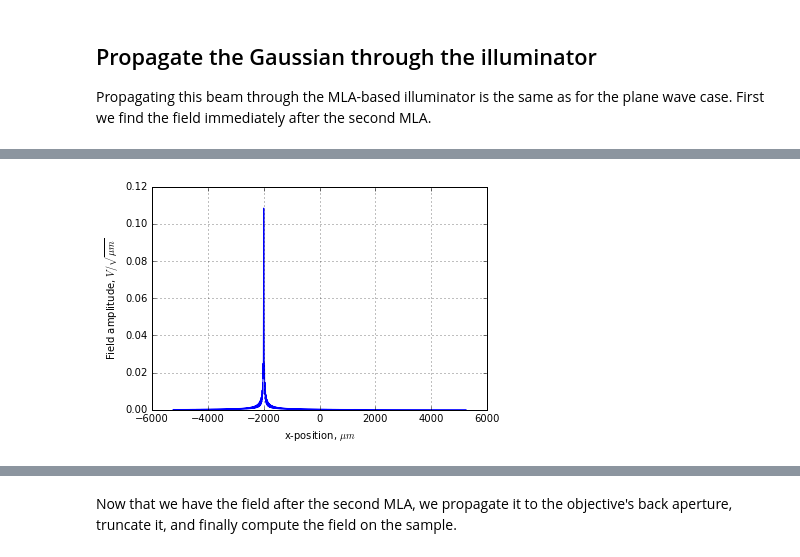
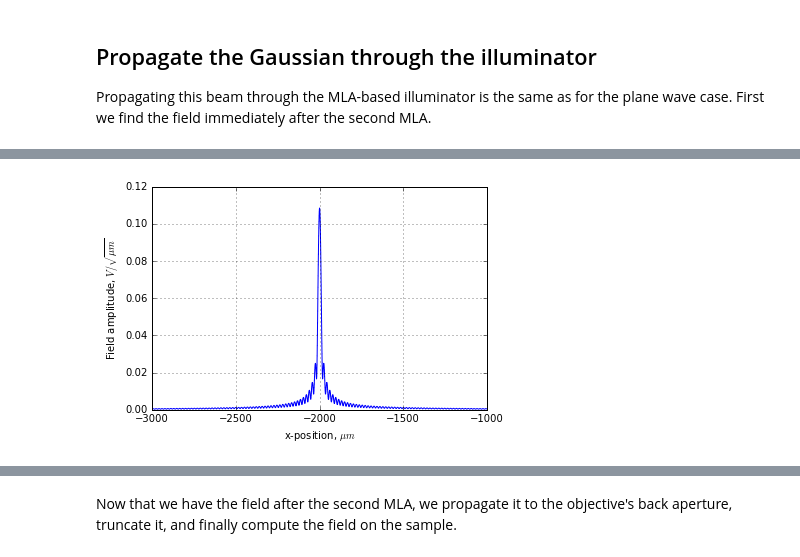
Before and after one commit to kmdouglass/simmla, a Jupyter notebook: publication_data/Basic 1D Simulation - Gaussian beam incidence.ipynb, the cells around one changed output, grey strips where cells are left out. Saved outputs shown, nothing was run; the diff lists cells and outputs as text; code cells hidden in the pictures.

```diff
--- a/publication_data/Basic 1D Simulation - Gaussian beam incidence.ipynb
+++ b/publication_data/Basic 1D Simulation - Gaussian beam incidence.ipynb
@@ -24,7 +24,7 @@ subgridSize  = 50001                     # Number of grid (or lattice) sites for
 physicalSize = numLenslets * lensletSize # The full extent of the MLA
 
 # dim = 1 makes the grid 1D
-grid = grids.GridArray(numLenslets, subgridSize, physicalSize, wavelength, focalLength, dim = 1)
+grid = grids.GridArray(numLenslets, subgridSize, physicalSize, wavelength, focalLength, dim = 1, zeroPad = 5)
 # %% [markdown]
 Now, we'll define an incident, fully coherent, 1D Gaussian beam whose waist lies in the same plane as the first MLA. The amplitde of the Gaussian beam with standard deviation \\( \sigma \\) and power \\(P\\) is
 
@@ -106,10 +106,11 @@ Wall time: 3min 29s
 # %%
 # Check that we've successfully computed the Fourier transform of a lenslet.
 m = 6 # lenslet index, integers between [0, numLenslets - 1]
 plt.plot(grid.px, np.abs(interpMag[m](grid.px) * np.exp(1j * interpPhase[m](grid.px))))
 plt.xlabel(r'x-position, $\mu m$')
 plt.ylabel(r'Field amplitude, $V / \sqrt{\mu m}$')
+plt.xlim((-3000, -1000))
 plt.grid(True)
 plt.show()
 # %% [output]
-[figure, old version]
+[figure, new version]
```
Also changed, not shown: parts of 8 cells of this notebook.
